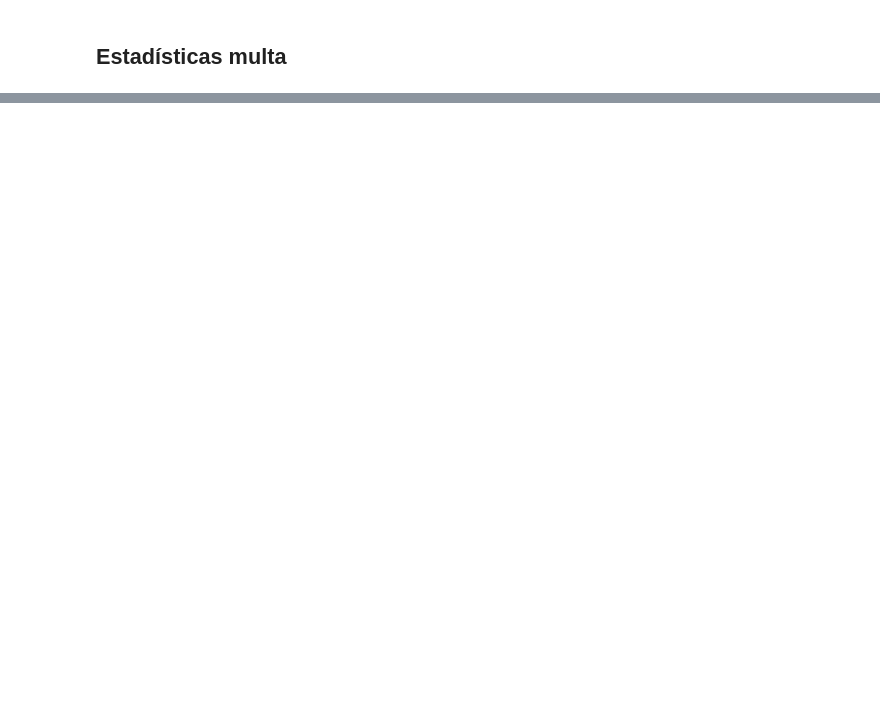
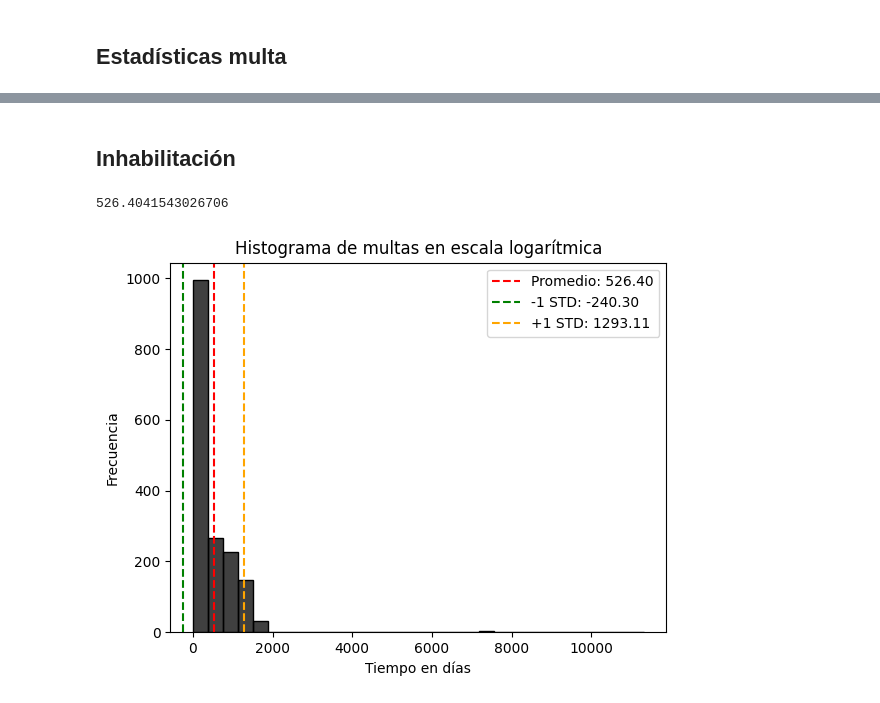
Before and after one commit to uumaaa/Dataton2024, a Jupyter notebook: s3p_unique.ipynb, the cells around one changed output, grey strips where cells are left out. Drawn from its saved outputs; the diff is of its cells as text; code cells hidden in the pictures; blank space fills up the shorter version.

```diff
--- a/s3p_unique.ipynb
+++ b/s3p_unique.ipynb
@@ -212,0 +220,39 @@ plt.show()
+# %% [markdown]
+## Inhabilitación
+# %%
+duraciones = []
+for index,row in total_df.iterrows():
+    inhabilitacion = row['inhabilitacion']
+    if(type(inhabilitacion) != float):
+        if('fechaInicial' in inhabilitacion and 'fechaFinal' in inhabilitacion and 'plazo' in inhabilitacion):
+            if(inhabilitacion['fechaInicial'] != "-" and inhabilitacion['fechaInicial'] != " " and inhabilitacion['fechaFinal'] != "-" and inhabilitacion['fechaFinal'] != " "):
+                try:
+                    fechaInicial = pd.to_datetime(inhabilitacion['fechaInicial'])
+                    fechaFinal = pd.to_datetime(inhabilitacion['fechaFinal'])
+                    duracion = (fechaFinal - fechaInicial).days
+                    if(type(duracion) != float):
+                        duraciones.append(duracion)
+                except Exception as e:
+                    pass
+            elif(inhabilitacion['plazo'] != 'Dato no proporcionado'):
+                duraciones.append(inhabilitacion['plazo'])
+
+
+promedio = np.mean(duraciones)
+print(promedio)
+std = np.std(duraciones)
+plt.figure()
+sns.histplot(duraciones, bins=30, color='black')
+plt.axvline(promedio, color='red', linestyle='--', label=f'Promedio: {promedio:.2f}')
+plt.axvline(promedio - std, color='green', linestyle='--', label=f'-1 STD: {promedio - std:.2f}')
+plt.axvline(promedio + std, color='orange', linestyle='--', label=f'+1 STD: {promedio + std:.2f}')
+
+# Personalizar el gráfico
+plt.title("Histograma de multas en escala logarítmica")
+plt.xlabel("Tiempo en días")
+plt.ylabel("Frecuencia")
+plt.legend()
+plt.show()
+# %% [output]
+526.4041543026706
+[figure, added]
```
Also changed, not shown: parts of 2 cells of this notebook.
